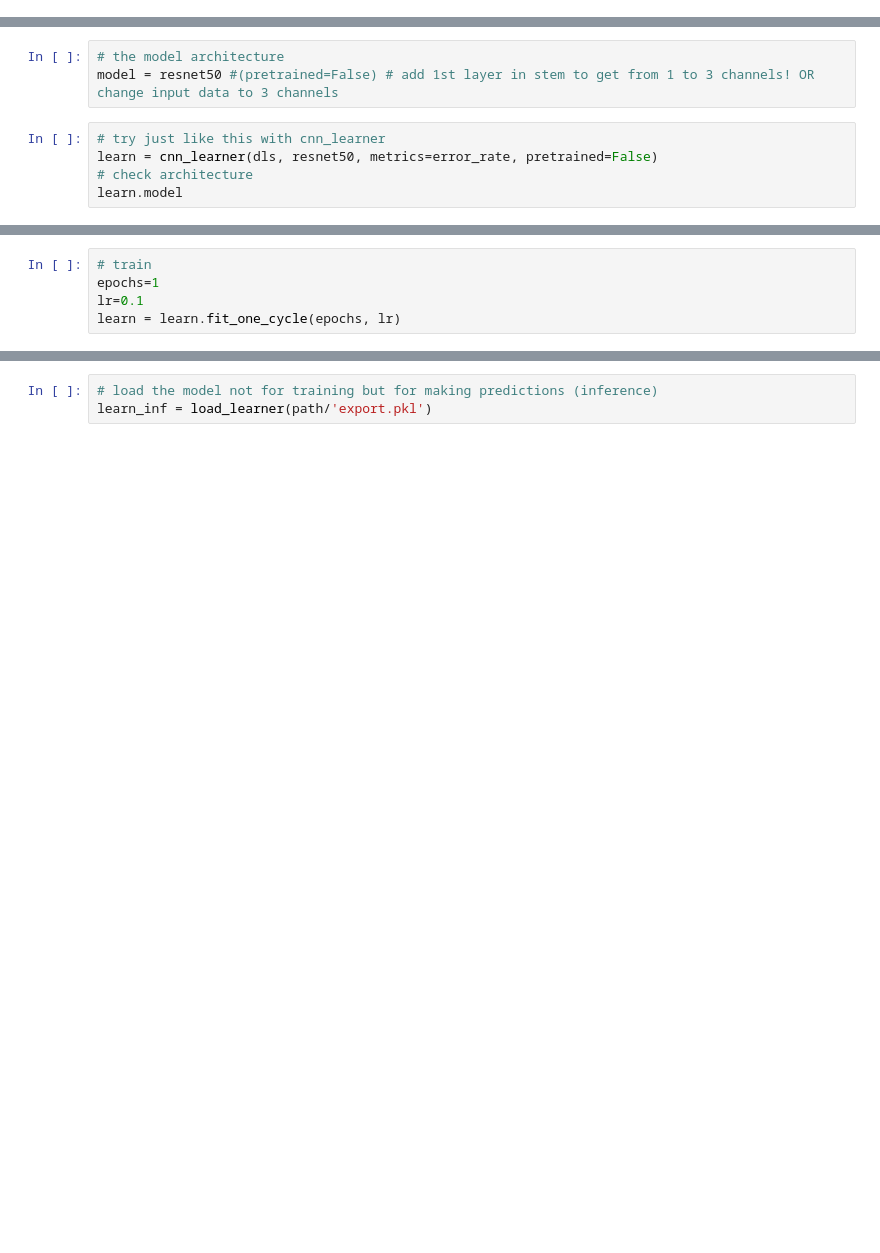
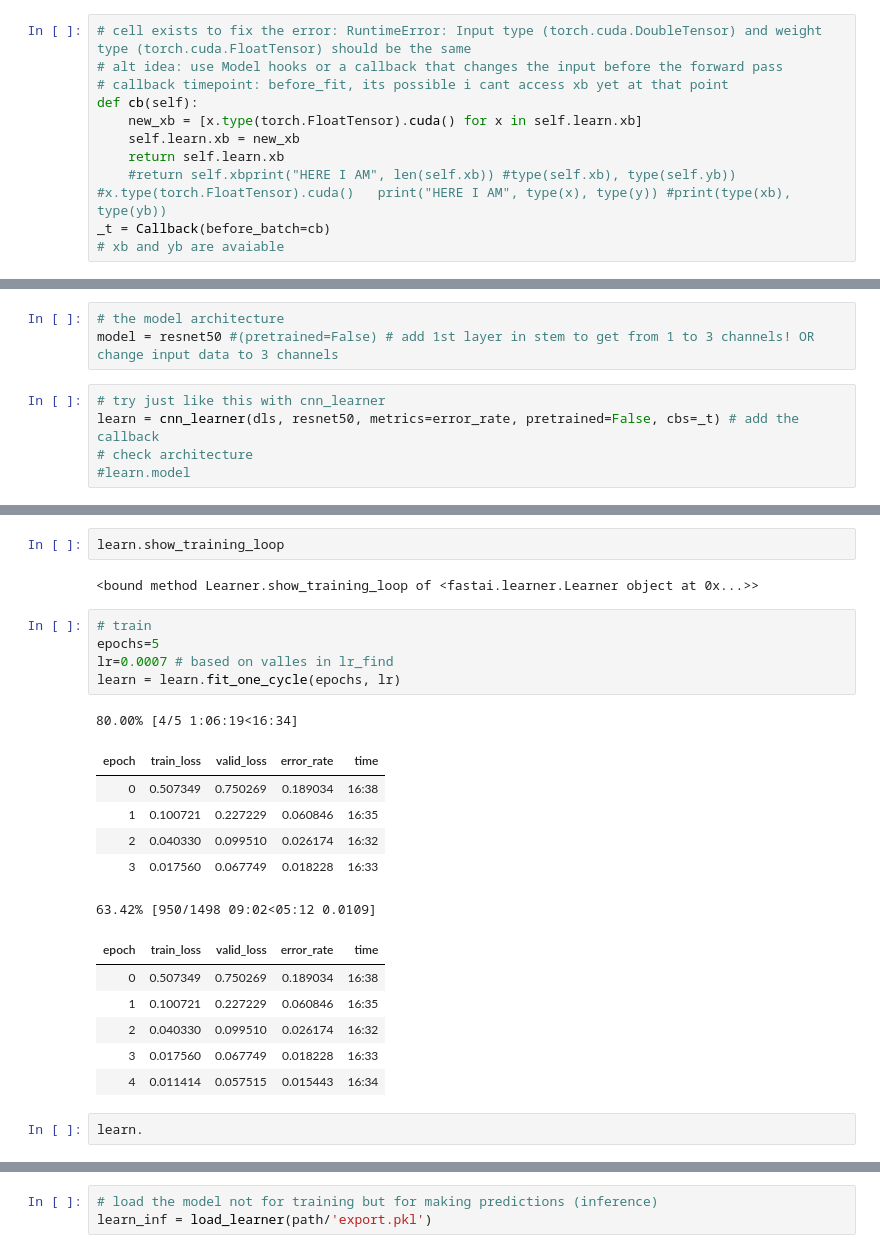
Before and after one commit to lphohmann/BINP37_DL_protein_classification, a Jupyter notebook: 2D_ResNet.ipynb, the cells around one changed output, grey strips where cells are left out. Saved outputs shown, nothing was run; the diff lists cells and outputs as text; blank space fills up the shorter version.

Commit message:
Fixed tensor type error by adding a callback that converts the input to the float tensor type

```diff
--- a/2D_ResNet.ipynb
+++ b/2D_ResNet.ipynb
@@ -193,3 +174,14 @@ nn.Conv2d._conv_forward = _conv_forward'''
+# %%
+# cell exists to fix the error: RuntimeError: Input type (torch.cuda.DoubleTensor) and weight type (torch.cuda.FloatTensor) should be the same
+# alt idea: use Model hooks or a callback that changes the input before the forward pass
+# callback timepoint: before_fit, its possible i cant access xb yet at that point
+def cb(self):
+    new_xb = [x.type(torch.FloatTensor).cuda() for x in self.learn.xb]
+    self.learn.xb = new_xb
+    return self.learn.xb
+    #return self.xbprint("HERE I AM", len(self.xb)) #type(self.xb), type(self.yb)) #x.type(torch.FloatTensor).cuda()   print("HERE I AM", type(x), type(y)) #print(type(xb), type(yb))
+_t = Callback(before_batch=cb)
+# xb and yb are avaiable
 # %% [markdown]
 # Prebuilt ResNet from pytorch
 # %%
@@ -197,6 +189,6 @@ nn.Conv2d._conv_forward = _conv_forward'''
 model = resnet50 #(pretrained=False) # add 1st layer in stem to get from 1 to 3 channels! OR change input data to 3 channels
 # %%
 # try just like this with cnn_learner
-learn = cnn_learner(dls, resnet50, metrics=error_rate, pretrained=False)
+learn = cnn_learner(dls, resnet50, metrics=error_rate, pretrained=False, cbs=_t) # add the callback
 # check architecture
-learn.model
+#learn.model
@@ -209,8 +207,28 @@ RuntimeError: ignored
+# %%
+learn.show_training_loop
+# %% [output]
+<bound method Learner.show_training_loop of <fastai.learner.Learner object at 0x...>>
 # %%
 # train
-epochs=1
-lr=0.1
+epochs=5
+lr=0.0007 # based on valles in lr_find
 learn = learn.fit_one_cycle(epochs, lr)
+# %% [output]
+80.00% [4/5 1:06:19<16:34]
+| epoch | train_loss | valid_loss | error_rate | time |
+| 0 | 0.507349 | 0.750269 | 0.189034 | 16:38 |
+| 1 | 0.100721 | 0.227229 | 0.060846 | 16:35 |
+| 2 | 0.040330 | 0.099510 | 0.026174 | 16:32 |
+| 3 | 0.017560 | 0.067749 | 0.018228 | 16:33 |
+63.42% [950/1498 09:02<05:12 0.0109]
+| epoch | train_loss | valid_loss | error_rate | time |
+| 0 | 0.507349 | 0.750269 | 0.189034 | 16:38 |
+| 1 | 0.100721 | 0.227229 | 0.060846 | 16:35 |
+| 2 | 0.040330 | 0.099510 | 0.026174 | 16:32 |
+| 3 | 0.017560 | 0.067749 | 0.018228 | 16:33 |
+| 4 | 0.011414 | 0.057515 | 0.015443 | 16:34 |
+# %%
+learn.
 # %%
 # confusion matrix
 interp = ClassificationInterpretation.from_learner(learn)
```
Also changed, not shown: parts of 7 cells of this notebook.
